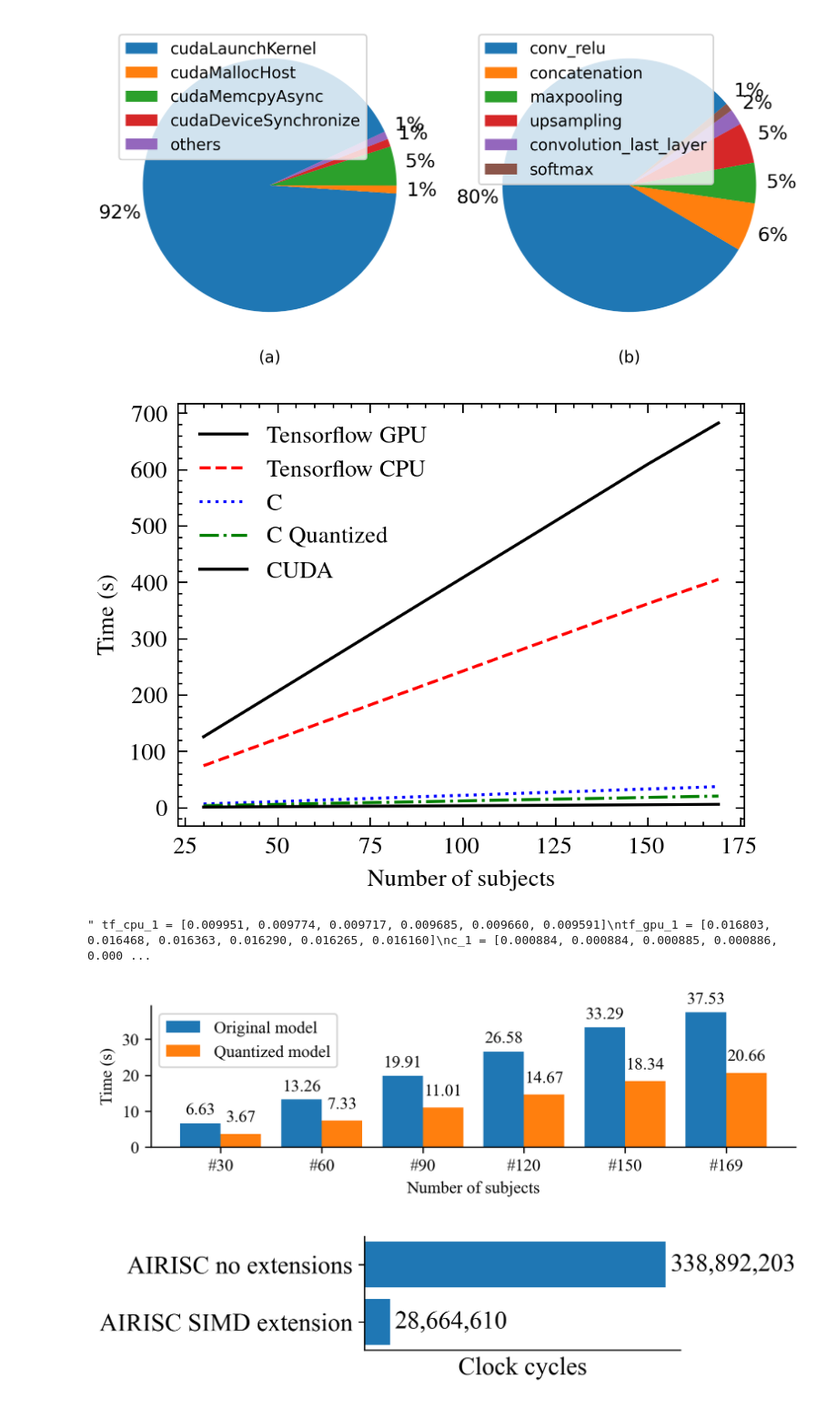
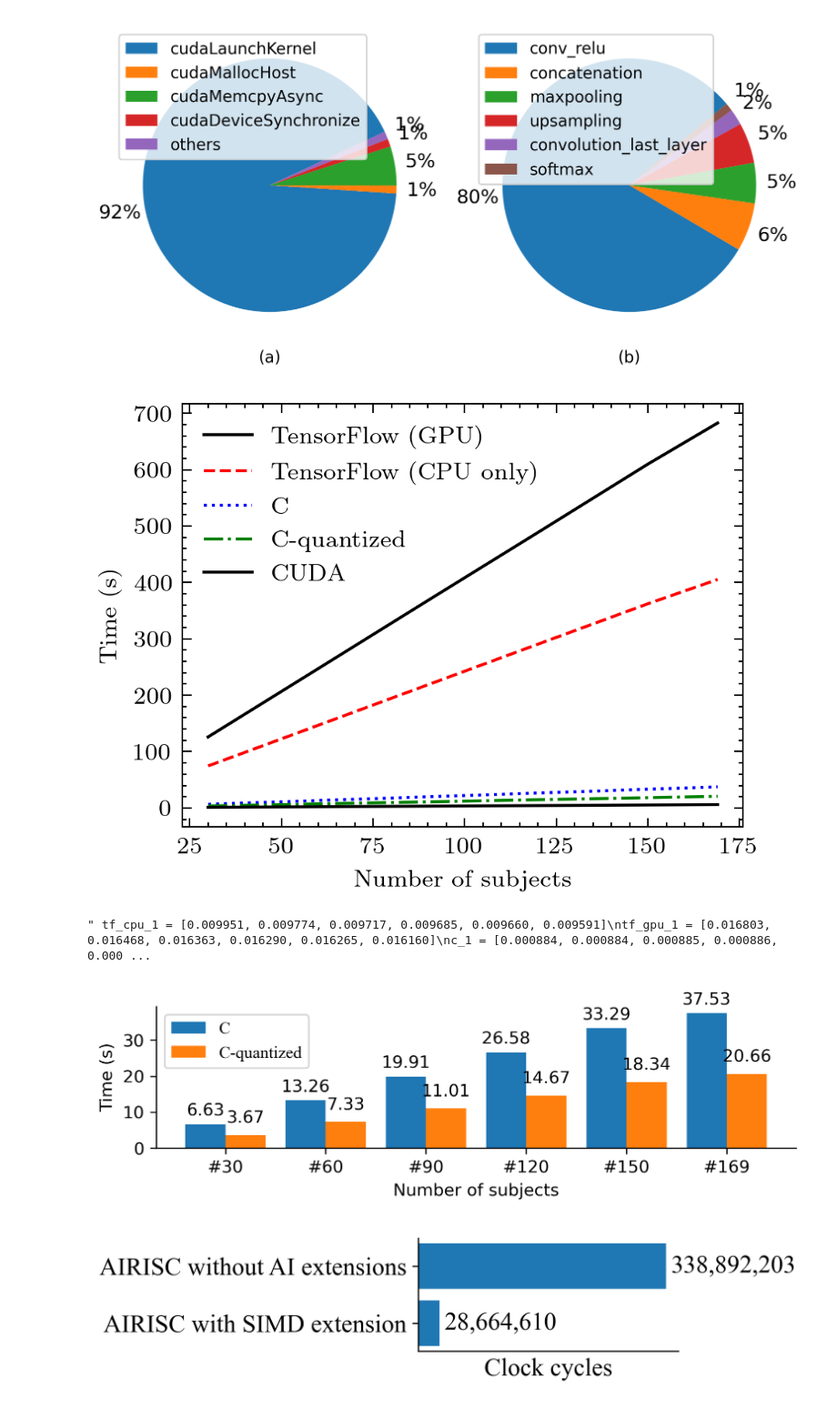
Before and after one commit to domenico-rgs/HSS-on-RiscV, a Jupyter notebook: src/utils/data_analysis/stats_analysis_2.ipynb, the cells around one changed output. Shown at 91% size. Cells and saved outputs as stored; diff of their text form; code cells hidden in the pictures.

```diff
--- a/src/utils/data_analysis/stats_analysis_2.ipynb
+++ b/src/utils/data_analysis/stats_analysis_2.ipynb
@@ -38,22 +38,25 @@ cuda_1 = [1.10, 2.19, 3.27, 4.36, 5.45, 6.13]
 
 x_axis=[30,60,90,120,150,169]
 
-plt.plot(x_axis, tf_gpu_1,label='Tensorflow GPU')
-plt.plot(x_axis,tf_cpu_1,label='Tensorflow CPU')
+plt.plot(x_axis, tf_gpu_1,label='TensorFlow (GPU)')
+plt.plot(x_axis,tf_cpu_1,label='TensorFlow (CPU only)')
 plt.plot(x_axis, c_1,label='C')
-plt.plot(x_axis, c_quantized_1,label='C Quantized')
+plt.plot(x_axis, c_quantized_1,label='C-quantized')
 plt.plot(x_axis, cuda_1,label='CUDA')
 plt.xlabel('Number of subjects')
 plt.ylabel('Time (s)')
 plt.legend(loc='upper left')
+
+plt.rcParams["font.family"] = "Times New Roman"
+
 plt.tight_layout()
 plt.gcf().set_dpi(300)
 
-plt.savefig("avg_times.svg", format="svg")
+plt.savefig("avg_times_thesis.svg", format="svg")
 
 plt.show()
 # %% [output]
-[figure, old version]
+[figure, new version]
 # %%
 """ tf_cpu_1 = [0.009951, 0.009774, 0.009717, 0.009685, 0.009660, 0.009591]
 tf_gpu_1 = [0.016803, 0.016468, 0.016363, 0.016290, 0.016265, 0.016160]
@@ -85,9 +88,9 @@ quantized_model = [3.67, 7.33, 11.01, 14.67, 18.34, 20.66]
 
 X_axis = np.arange(len(x_values))
 
-bars = plt.bar(X_axis - 0.2, original_model, 0.4, label = 'Original model')
+bars = plt.bar(X_axis - 0.2, original_model, 0.4, label = 'C')
 plt.bar_label(bars, padding=3)
-bars = plt.bar(X_axis + 0.2, quantized_model, 0.4, label = 'Quantized model')
+bars = plt.bar(X_axis + 0.2, quantized_model, 0.4, label = 'C-quantized')
 plt.bar_label(bars, padding=5)
 
 #reduce by halft figure size
@@ -110,13 +113,13 @@ plt.savefig("bar_plot1.svg", format="svg")
 
 plt.show()
 # %% [output]
-[figure, old version]
+[figure, new version]
 # %%
 import matplotlib.pyplot as plt
 import numpy as np
 
 clocks = [338892203, 28664610]
-values = ["AIRISC no extensions", "AIRISC SIMD extension"]
+values = ["AIRISC without AI extensions", "AIRISC with SIMD extension"]
 
 plt.rcdefaults()
 fig, ax = plt.subplots()
@@ -127,31 +130,31 @@ fig, ax = plt.subplots()
 # Example data
 y_pos = np.arange(len(clocks))
 
 ax.barh(y_pos, clocks, align='center', linewidth=0)
 #plt.xticks(ticks=[100000000,200000000,300000000],fontsize=15, fontname='times new roman')
 plt.xticks(ticks=[])
 
 ax.ticklabel_format(style='plain')    # to prevent scientific notation.
 ax.set_yticks(y_pos, labels=values)
 plt.yticks(y_pos, values, fontsize=15, fontname='times new roman')
 ax.invert_yaxis()  # labels read top-to-bottom
 ax.set_xlabel('Clock cycles', size=15, fontname='times new roman')
 for bars in ax.containers:
     ax.bar_label(bars, fmt='{:,.0f}', label_type='edge', padding=3, size=15, fontname='times new roman')
 
 # Remove the plot borders
 ax.spines['top'].set_visible(False)
 ax.spines['right'].set_visible(False)
 #ax.spines['left'].set_visible(False)
 
 #set font to times new roman
 plt.rcParams["font.family"] = "Times New Roman"
 plt.gcf().set_size_inches(6, 1.5)
 
 plt.tight_layout()
 plt.gcf().set_dpi(300)
 plt.savefig("bar_plot2.svg", format="svg")
 
 plt.show()
 # %% [output]
-[figure, old version]
+[figure, new version]
```
Also changed, not shown: parts of 6 cells of this notebook, 4 other files.
